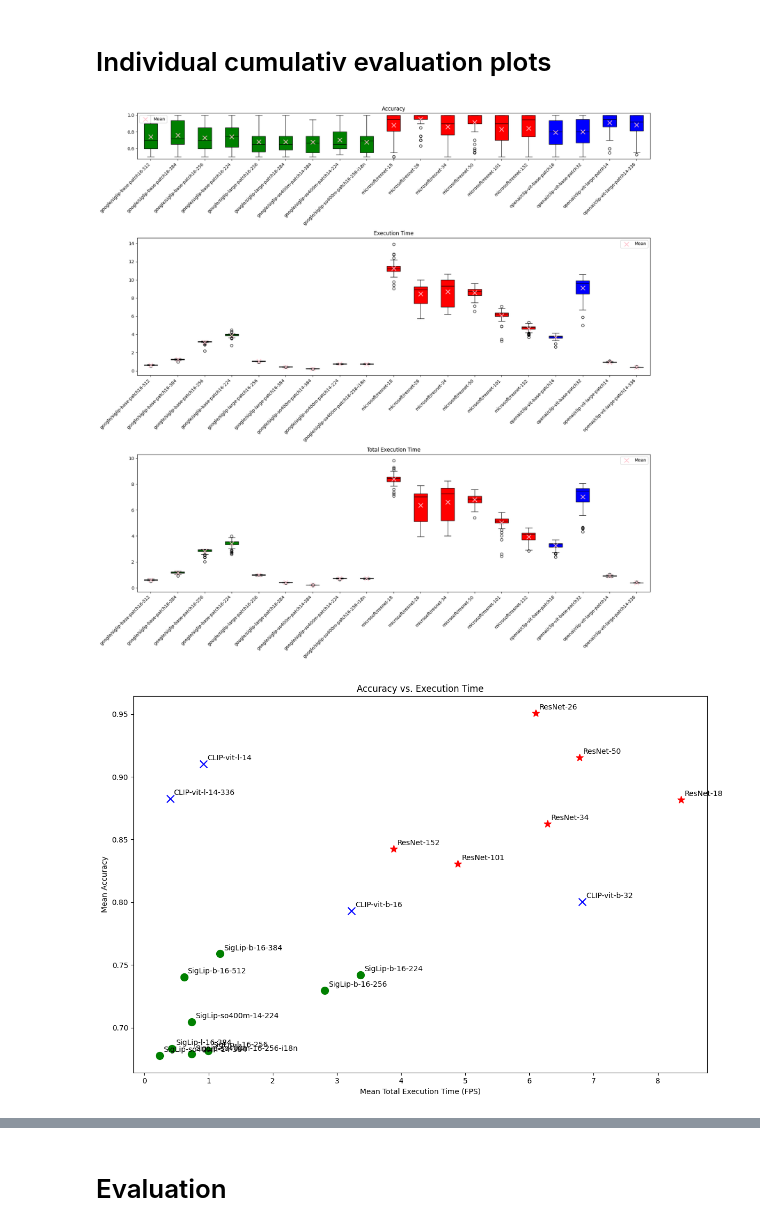
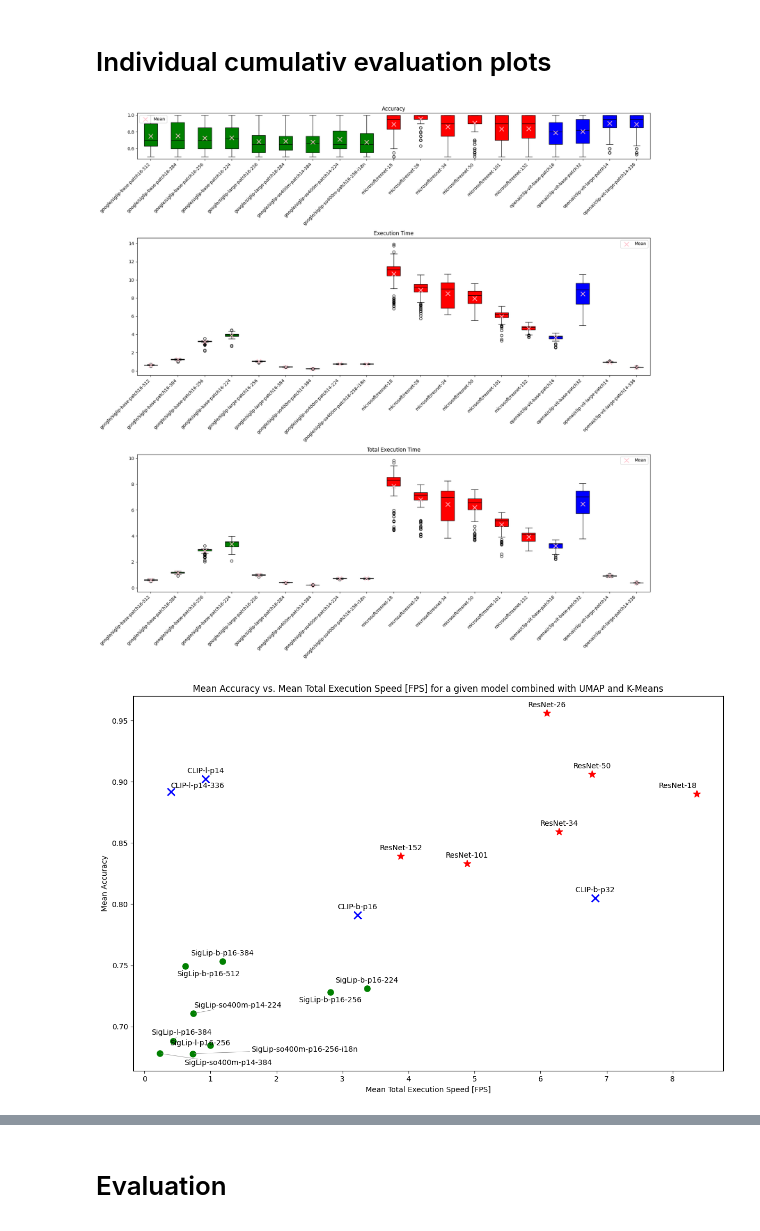
Before and after one commit to szymonkulpinski/colab_notebooks, a Jupyter notebook: teams_clustering.ipynb, the cells around one changed output, grey strips where cells are left out. Cells and saved outputs as stored; diff of their text form; code cells hidden in the pictures.

Commit message:
Cleaned plots

```diff
--- a/teams_clustering.ipynb
+++ b/teams_clustering.ipynb
@@ -358,7 +358,7 @@ No experiment was run therfore the plot won't work
 # Individual cumulativ evaluation plots
 # %%
 all_experiments_for_all_iterations=[]
-NUM_ITERATIONS = 1
+NUM_ITERATIONS = 2
 NUM_ITERATIONS_ARRAY = range(NUM_ITERATIONS)
 for it in NUM_ITERATIONS_ARRAY:
   all_experiments_for_all_iterations.append(load_results_from_google_drive(it, is_iteration=True))
@@ -433,45 +433,66 @@ for ax in axes:
 plt.tight_layout()
 plt.show()
 # %% [output]
-[figure, old version]
+[figure, new version]
 # %%
 mean_total_exec_time_array = np.mean(total_exec_time_array, axis=0)
 mean_total_exec_time_array_fps = 1/mean_total_exec_time_array
 # %%
+
 import matplotlib.pyplot as plt
 import numpy as np
+from adjustText import adjust_text
 
 # Calculate mean accuracy for each model
 mean_accuracy_array = np.mean(accuracy_array, axis=0)
 
 # Define color and marker mapping
 method_names = model_name_list
 method_names = [name.split('/')[-1] for name in method_names] # remove everything before the forward slash
-method_names = [name.replace('base', 'b').replace('large', 'l').replace('resnet', 'ResNet').replace('siglip', 'SigLip').replace('clip', 'CLIP').replace('patch', '') for name in method_names] # rename the parts of the names
+method_names = [name.replace('base', 'b').replace('large', 'l').replace('resnet', 'ResNet').replace('siglip', 'SigLip').replace('clip', 'CLIP').replace('patch', 'p').replace('-vit', '') for name in method_names] # rename the parts of the names
 
 method_types = ['SigLip' if 'SigLip' in name else 'ResNet' if 'ResNet' in name else 'CLIP' for name in method_names]
 colors = ['g' if 'SigLip' in name else 'r' if 'ResNet' in name else 'b' for name in method_names]
 markers = ['o' if 'SigLip' in name else '*' if 'ResNet' in name else 'x' for name in method_names]
 
 # Create the scatter plot
 fig, ax = plt.subplots(figsize=(12, 8))
 
 for i in range(len(method_names)):
+    markersize = 8 if markers[i] == 'o' else 10  # Smaller circles
+    linewidth = 2 if markers[i] == 'x' else 1  # Thicker crosses
     ax.scatter(mean_total_exec_time_array_fps[i], mean_accuracy_array[i],
-               color=colors[i], marker=markers[i], label=method_names[i], s=100)
+               color=colors[i], marker=markers[i], label=method_names[i],
+               s=markersize**2, linewidth=linewidth)  # s=markersize**2 for area scaling
 
-# Annotate points with method names, avoiding overlap (adjust as needed)
+# Use adjust_text to prevent label overlap
+texts = []
+siglip_crowded = []
 for i, txt in enumerate(method_names):
-    ax.annotate(txt, (mean_total_exec_time_array_fps[i], mean_accuracy_array[i]),
-                xytext=(5, 5), textcoords='offset points')  # Adjust xytext for position
+    if 'SigLip' in txt and 'SigLip-b' not in txt:
+      siglip_crowded.append(ax.text(mean_total_exec_time_array_fps[i], mean_accuracy_array[i], txt))
+    else:
+      texts.append(ax.text(mean_total_exec_time_array_fps[i], mean_accuracy_array[i], txt))
+
+adjust_text(texts,
+            expand_points=(2, 2),  # Increase space around points
+            autoalign='y', # Align vertically
+            only_move={'points':'y', 'texts':'y'}, # Only move in y direction
+            )
+adjust_text(siglip_crowded,
+            expand_points=(2, 2),  # Increase space around points
+            arrowprops=dict(arrowstyle="-", color='gray', lw=0.5), # Add gray arrows
+            autoalign='y', # Align vertically
+            only_move={'points':'y', 'texts':'y'}, # Only move in y direction
+            )
 
 # Set plot labels and title
-ax.set_xlabel('Mean Total Execution Time (FPS)')
+ax.set_xlabel('Mean Total Execution Speed [FPS]')
 ax.set_ylabel('Mean Accuracy')
-ax.set_title('Accuracy vs. Execution Time')
+ax.set_title('Mean Accuracy vs. Mean Total Execution Speed [FPS] for a given model combined with UMAP and K-Means')
 
 # Adjust layout and display the plot
 plt.tight_layout()
 plt.show()
 # %% [output]
-[figure, old version]
+[figure, new version]
```
Also changed, not shown: parts of 6 cells of this notebook.
